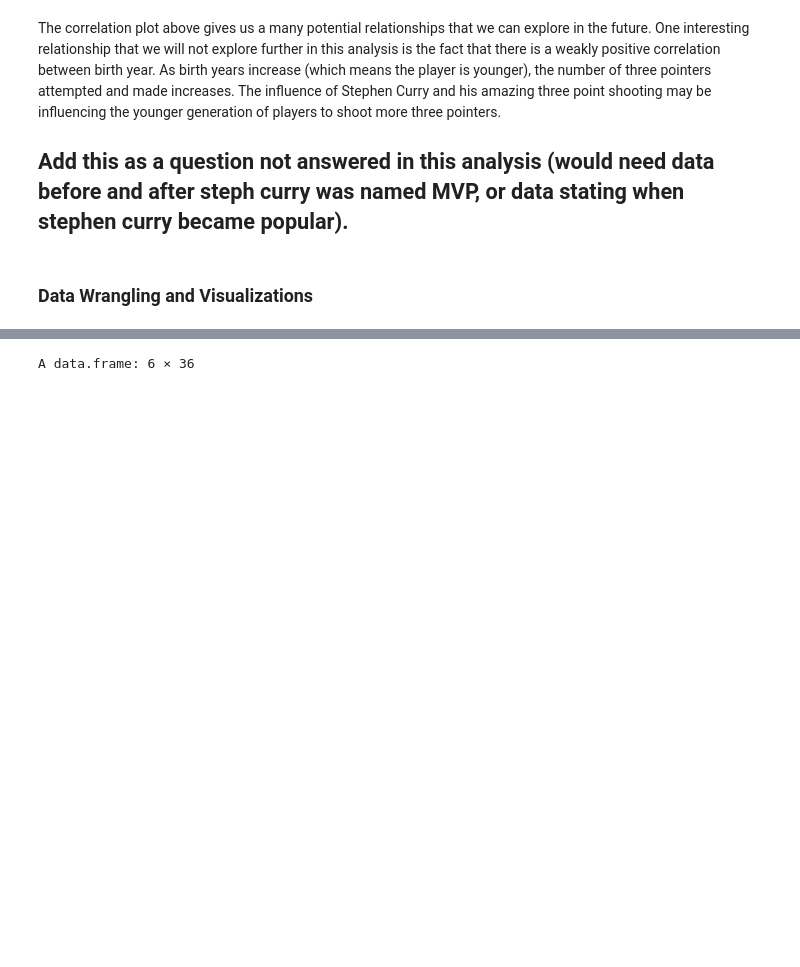
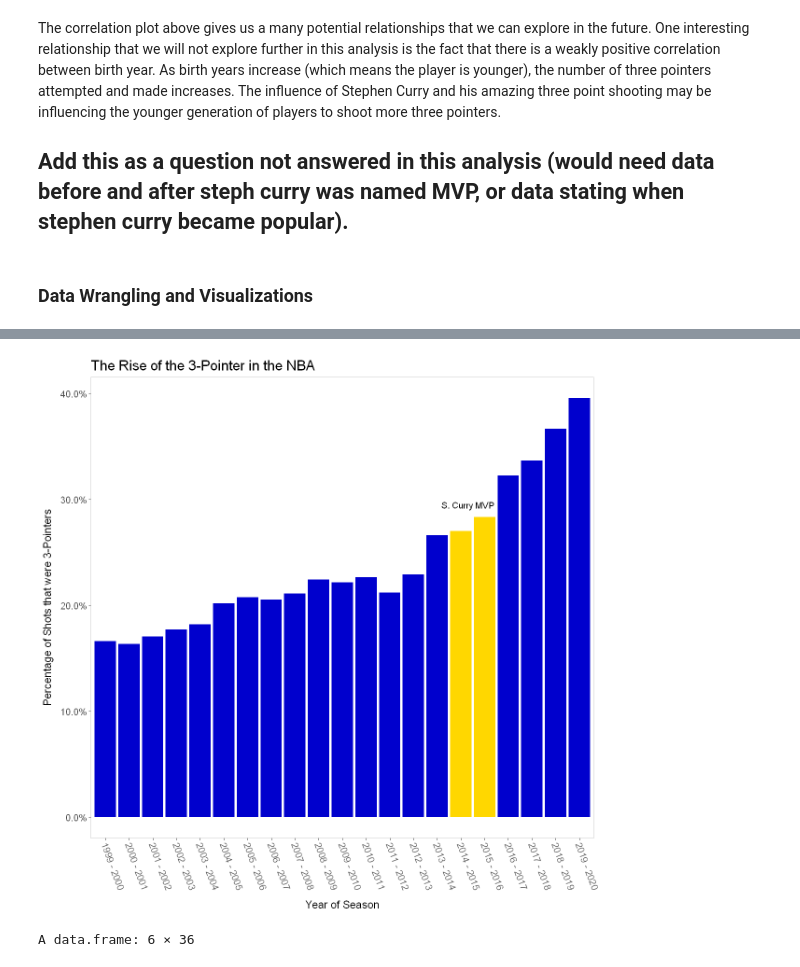
Before and after one commit to ubco-mds-2020-labs/data-550-project2-group-13-connor-and-graham, a Jupyter notebook: connor_draft.ipynb, the cells around one changed output, grey strips where cells are left out. Drawn from its saved outputs; the diff is of its cells as text; code cells hidden in the pictures; blank space fills up the shorter version.

```diff
--- a/connor_draft.ipynb
+++ b/connor_draft.ipynb
@@ -233,3 +275,27 @@ The correlation plot above gives us a many potential relationships that we can e
+# %%
+# Make new data frame to alter for this plot
+df_threes <- NBA_data_filtered
+
+df_3_ratio <- df_threes %>% group_by(Season) %>% mutate(X3PM_FGM_ratio = mean(X3PA/FGA))
+
+df_3_ratio <- df_3_ratio %>% distinct(Season, X3PM_FGM_ratio)
+
+# Create new columns with the Steph Curry MVP season rows to be highlighted as the only TRUE values.
+df_3_ratio$highlight <- FALSE
+df_3_ratio$highlight[df_3_ratio$Season == '2014 - 2015' | df_3_ratio$Season == '2015 - 2016'] <- TRUE
+
+#df_3_ratio
+mvp_seasons <- c("2014 - 2015")
+ggplot(df_3_ratio) + aes(x= Season, y= X3PM_FGM_ratio, fill= highlight) +
+    geom_col(show.legend=FALSE) +
+    theme(axis.text.x = element_text(angle=-70, hjust=-0.2, size=12), axis.text.y= element_text(size = 12),
+     panel.grid.major = element_blank(), plot.title= element_text(size=18), axis.title.x= element_text(size=14),
+     axis.title.y= element_text(size=14), legend.title= element_text(size=14), legend.text = element_text(size = 12))+
+    labs(x= "Year of Season", y="Percentage of Shots that were 3-Pointers", title= "The Rise of the 3-Pointer in the NBA") +
+    scale_y_continuous(labels = scales::percent) + scale_fill_manual(values= c("blue3", "gold"))+
+    annotate('text', label = 'S. Curry MVP', x = 16.3, y = 0.295, size=4)
+# %% [output]
+[figure, added]
 # %%
 year <- list()
 age <- list()
```
Also changed, not shown: parts of 6 cells of this notebook.
